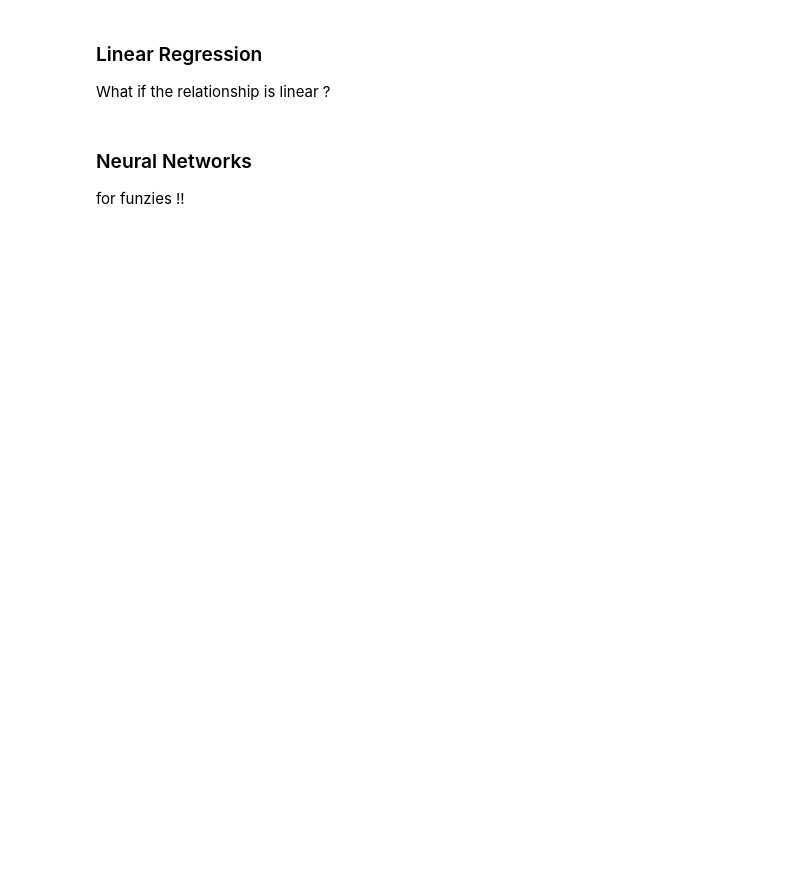
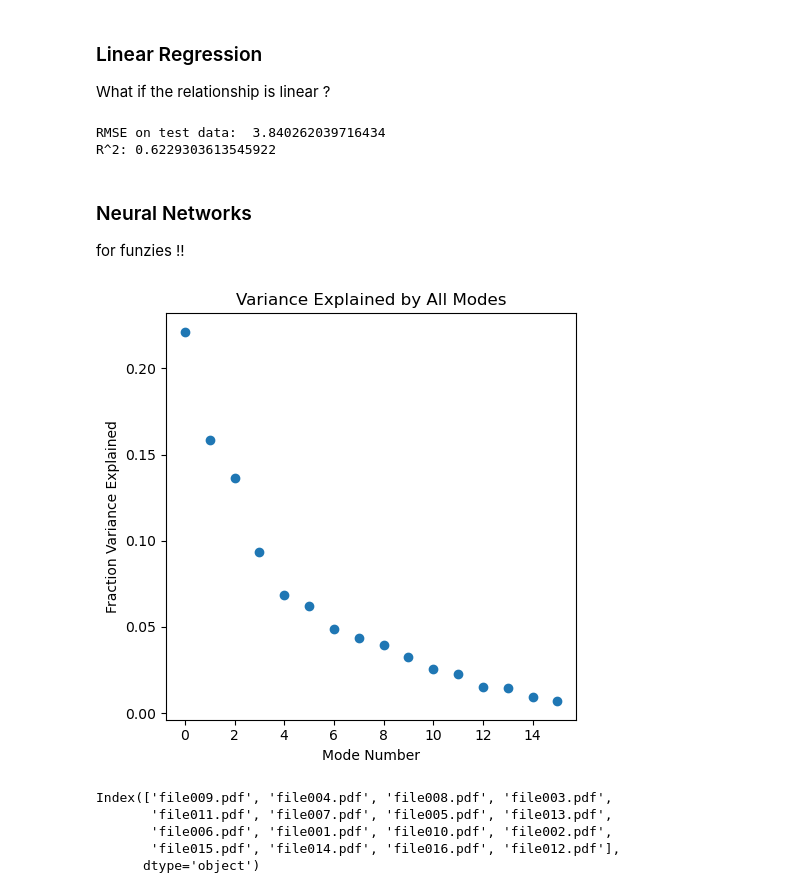
Before and after one commit to Christie-Leung/hack-la-2023, a Jupyter notebook: models.ipynb, the cells around one changed output. Saved outputs shown, nothing was run; the diff lists cells and outputs as text; code cells hidden in the pictures; blank space fills up the shorter version.

```diff
--- a/models.ipynb
+++ b/models.ipynb
@@ -69,12 +83,11 @@ What if the relationship is linear ?
 # %%
 from sklearn.linear_model import LinearRegression
 
-# import dataset
-df = pd.read_csv("huh.csv")
 
-# seperating our target and predictor
-X = df['predictor1', 'predictor2', 'predictor3'].to_numpy()
-y = df['target'].to_numpy()
+X = df.drop(['actor_id','Participation grade: Formative (not included in final grade)','Assignment 1 Current Score',
+ 'Assignment 2 Current Score','Assignment 3 Current Score','Participation & engagement Current Score','Assignment Average',
+ 'Total Average'], axis = 1).to_numpy()
+y = df['Assignment Average'].to_numpy()
 
 # seperating test train set
 X_train, X_test, y_train, y_test = train_test_split(X, y, test_size=0.1, random_state = 42)
@@ -92,6 +105,9 @@ y_pred = lm.predict(X_test_sc)
 
 print('RMSE on test data: ',  metrics.mean_squared_error(y_test, y_pred)**(0.5))
 print('R^2:', metrics.r2_score(y_test, y_pred))
+# %% [output]
+RMSE on test data:  3.840262039716434
+R^2: 0.6229303613545922
 # %% [markdown]
 ### Neural Networks
 
@@ -106,58 +122,72 @@ def rmse(target,prediction):
     return(np.sqrt(((target - prediction)**2).sum()/len(target)))
 
 
-#import data
-df = pd.read_csv('huh.csv')
-
 # normalize data
-df_norm = (data - data.mean())/data.std()
+df_norm = (df - df.mean())/df.std()
 df_norm.tail()
 
 #unpack variables
-target = df_norm['target']
-p2 = df_norm['p2']
-p3 = df_norm['p3']
-p4 = df_norm['p4']
-p5 = df_norm['p5']
+target = df_norm['Assignment Average']
+
 
 #target variable: y; predictor variable(s): x
 y = target
 y-=np.min(target)
 y/=np.max(target) #now y ranges from 0 to 1
-x = data_norm.drop('target',axis=1)
+x = df_norm.drop(['actor_id','Participation grade: Formative (not included in final grade)','Assignment 1 Current Score',
+ 'Assignment 2 Current Score','Assignment 3 Current Score','Participation & engagement Current Score','Assignment Average',
+ 'Total Average'], axis = 1)
 
 #first do PCA, then use PCs as predictors
 n_modes = np.min(np.shape(x))
 pca = PCA(n_components = n_modes)
 PCs = pca.fit_transform(x)
 eigvecs = pca.components_
 fracVar = pca.explained_variance_ratio_
 
 #plot fraction of variance explained by each mode
 
 plt.figure(figsize=(5,5))
 
 plt.subplot(1,1,1)
 plt.scatter(range(len(fracVar)),fracVar)
 plt.xlabel('Mode Number')
 plt.ylabel('Fraction Variance Explained')
 plt.title('Variance Explained by All Modes')
 
 plt.tight_layout()
 
 plt.show()
 
 #take first 5 PCs in MLP NN model
 #training: first 100 points
 #testing: remaining points
 
-ntrain = 100
+ntrain = 17
 
 x_train = PCs[:ntrain,:5] #train on 100 observations of first 5 PCs
 y_train = y[:ntrain]
 
 x_test = PCs[ntrain:,:5] #test on remaining observations
 y_test = y[ntrain:]
+# %% [output]
+[figure, added]
+# %%
+# Get the indices that would sort the absolute loadings in descending order
+component_number = 0  # Replace with the desired component number (0-based index)
+sorted_indices = np.argsort(np.abs(eigvecs[component_number]))[::-1]
+
+# Extract the variable names in order of influence
+variable_names = x.columns
+influential_variables = variable_names[sorted_indices]
+
+influential_variables
+# %% [output]
+Index(['file009.pdf', 'file004.pdf', 'file008.pdf', 'file003.pdf',
+       'file011.pdf', 'file007.pdf', 'file005.pdf', 'file013.pdf',
+       'file006.pdf', 'file001.pdf', 'file010.pdf', 'file002.pdf',
+       'file015.pdf', 'file014.pdf', 'file016.pdf', 'file012.pdf'],
+      dtype='object')
 # %%
 ## OH GOD
 
```
Also changed, not shown: parts of 6 cells of this notebook.
